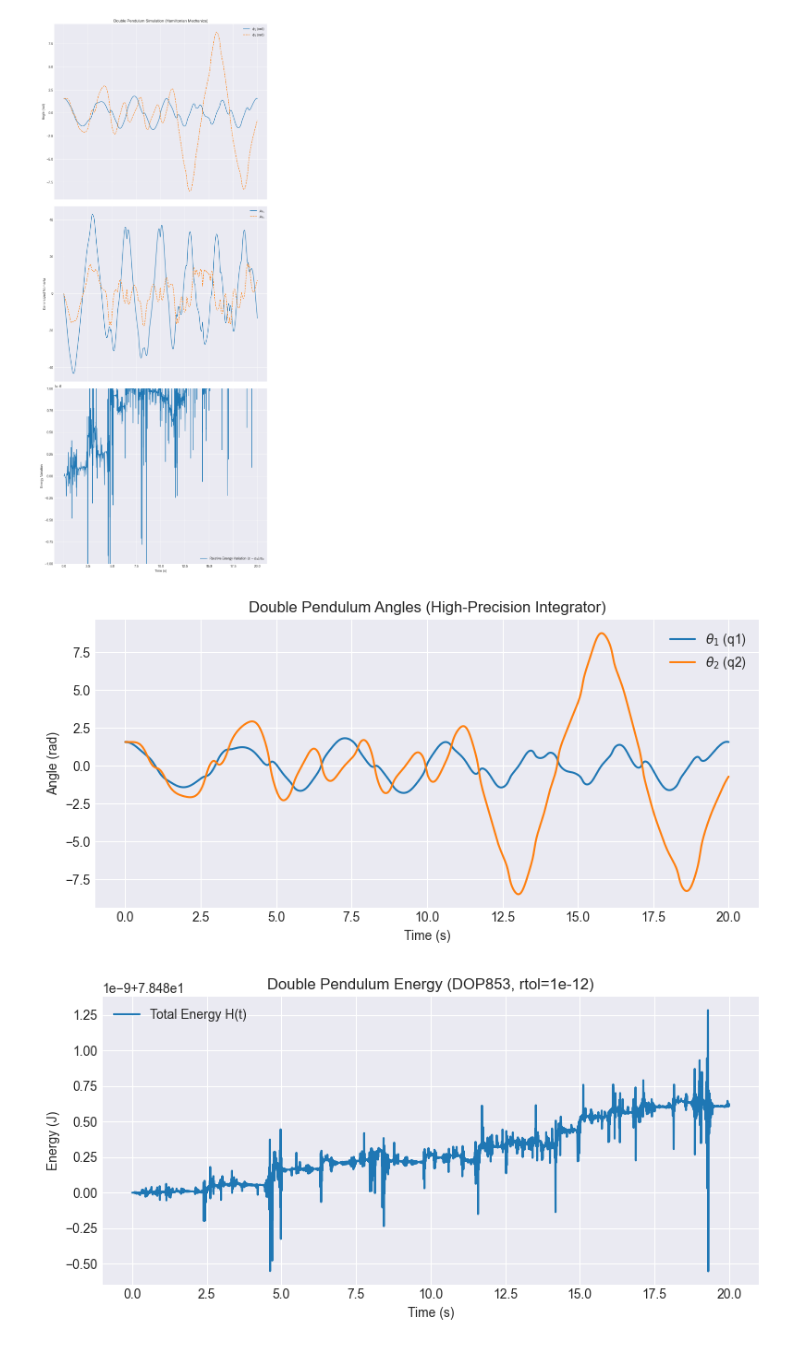
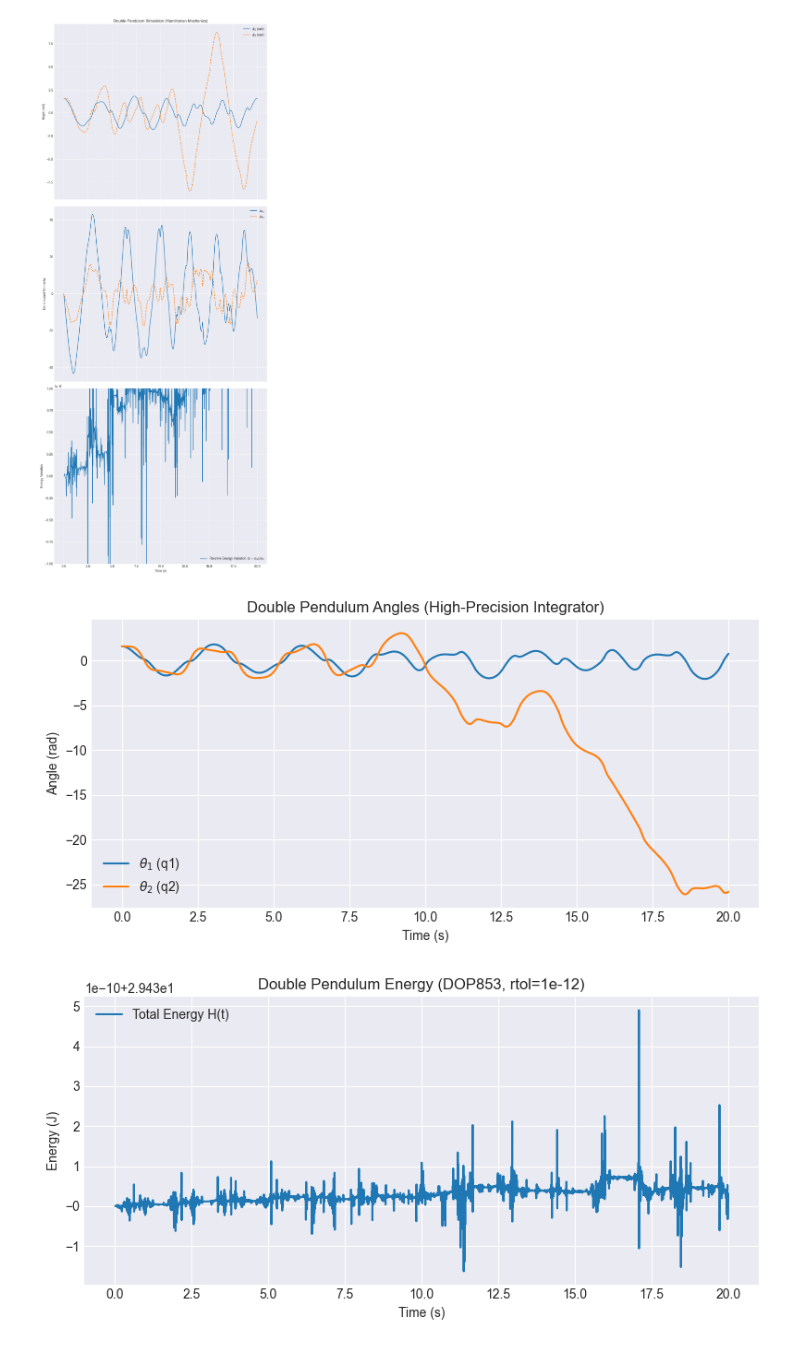
Before and after one commit to wears8/graduation_1, a Jupyter notebook: double_pendulum/data_set.ipynb, the cells around one changed output. Saved outputs shown, nothing was run; the diff lists cells and outputs as text; code cells hidden in the pictures.

```diff
--- a/double_pendulum/data_set.ipynb
+++ b/double_pendulum/data_set.ipynb
@@ -229,8 +229,8 @@ from scipy.integrate import solve_ivp
 import matplotlib.pyplot as plt
 
 # 系统参数
-m1, m2 = 1.0, 2.0     # 质量
-l1, l2 = 2.0, 1.0     # 摆长
+m1, m2 = 1.0, 1.0     # 质量
+l1, l2 = 1.0, 1.0     # 摆长
 g = 9.81              # 重力加速度
 
 def hamiltonian_derivs(t, y):
@@ -296,32 +296,32 @@ def main():
 
     # 保存数据
     data = np.vstack((sol.t, q1, q2, p1, p2, H)).T
     np.savetxt("double_pendulum_high_precision.csv", data,
                header="t,q1,q2,p1,p2,H", delimiter=",")
 
     # 绘图：广义坐标
     plt.figure(figsize=(8, 4))
     plt.plot(sol.t, q1, label=r'$\theta_1$ (q1)')
     plt.plot(sol.t, q2, label=r'$\theta_2$ (q2)')
     plt.xlabel('Time (s)')
     plt.ylabel('Angle (rad)')
     plt.legend()
     plt.title('Double Pendulum Angles (High-Precision Integrator)')
     plt.tight_layout()
     plt.show()
 
     # 绘图：能量守恒
     plt.figure(figsize=(8, 4))
     plt.plot(sol.t, H, label='Total Energy H(t)')
     plt.xlabel('Time (s)')
     plt.ylabel('Energy (J)')
     plt.legend()
     plt.title('Double Pendulum Energy (DOP853, rtol=1e-12)')
     plt.tight_layout()
     plt.show()
 
 if __name__ == "__main__":
     main()
 # %% [output]
-[figure, old version]
+[figure, new version]
-[figure, old version]
+[figure, new version]
```
Also changed, not shown: 1 other file.
